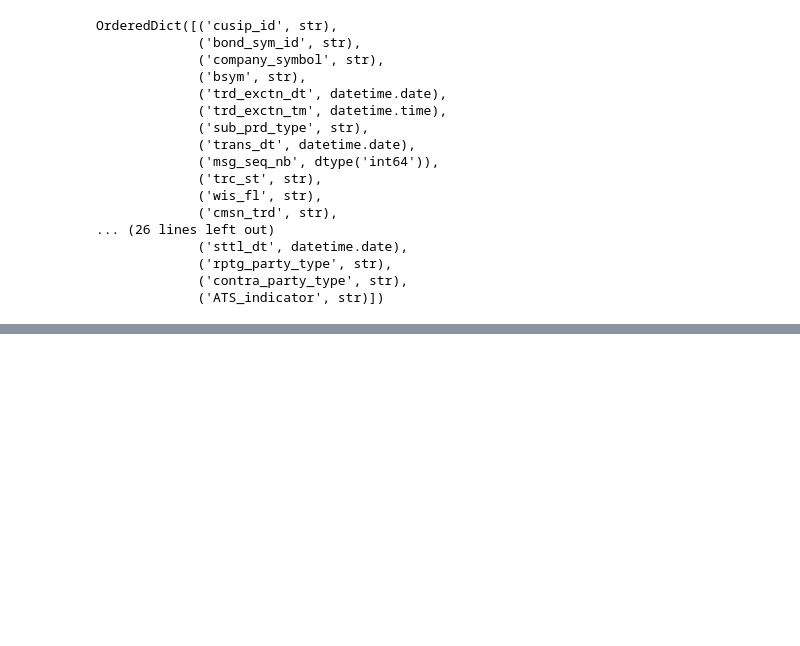
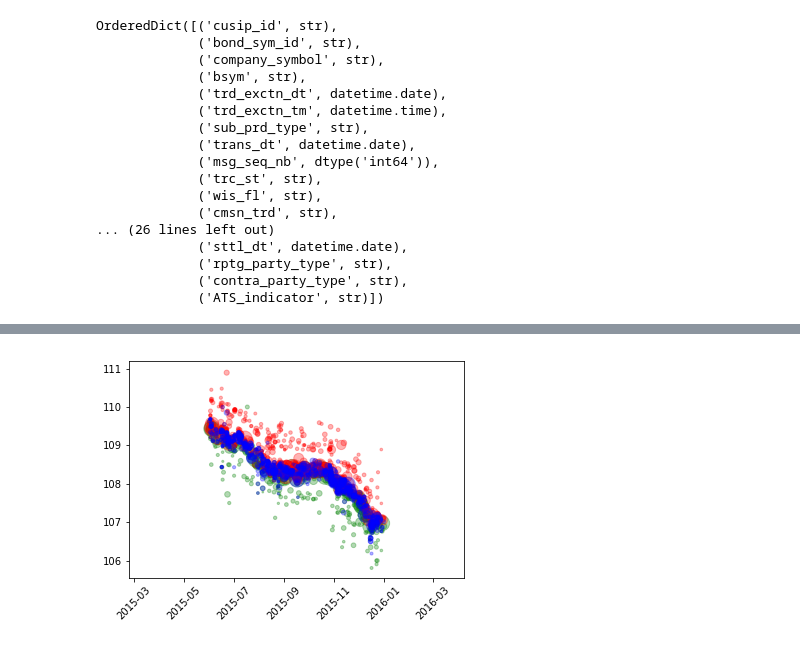
Before and after one commit to thalesians/tsa, a Jupyter notebook: src/jupyter/python/datasets/finratrace.ipynb, the cells around one changed output, grey strips where cells are left out. Saved outputs shown, nothing was run; the diff lists cells and outputs as text; code cells hidden in the pictures; blank space fills up the shorter version.

```diff
--- a/src/jupyter/python/datasets/finratrace.ipynb
+++ b/src/jupyter/python/datasets/finratrace.ipynb
@@ -81 +96,10 @@ visual.visualise_df(df)
 ... (33 outputs left out)
+# %%
+def visualise_trace_df(df):
+    fig, ax = visual.visualise_df_sized_point_series(df[(df['contra_party_type'] == 'C') & (df['side'] == 'B')], 'trd_exctn_dttm', 'rptd_pr', 'ascii_rptd_vol_tx', scaling=finance.usd_trade_size_scaling, color='green')
+    visual.visualise_df_sized_point_series(df[(df['contra_party_type'] == 'C') & (df['side'] == 'S')], 'trd_exctn_dttm', 'rptd_pr', 'ascii_rptd_vol_tx', fig=fig, ax=ax, scaling=finance.usd_trade_size_scaling, color='red')
+    visual.visualise_df_sized_point_series(df[(df['contra_party_type'] == 'D') & (df['side'] == 'S')], 'trd_exctn_dttm', 'rptd_pr', 'ascii_rptd_vol_tx', fig=fig, ax=ax, scaling=finance.usd_trade_size_scaling, color='blue')
+# %%
+visualise_trace_df(df)
+# %% [output]
+[figure, added]
```
Also changed, not shown: parts of 5 cells of this notebook, 5 other files.
